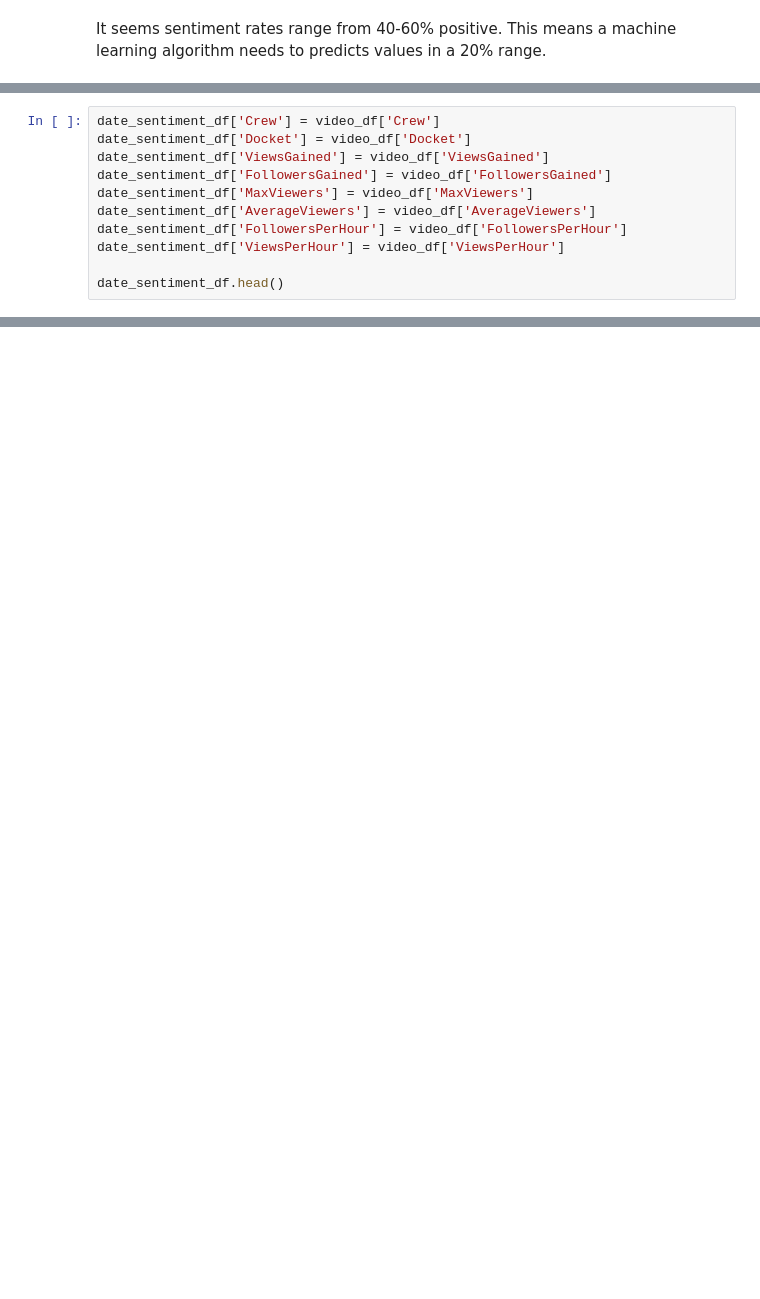
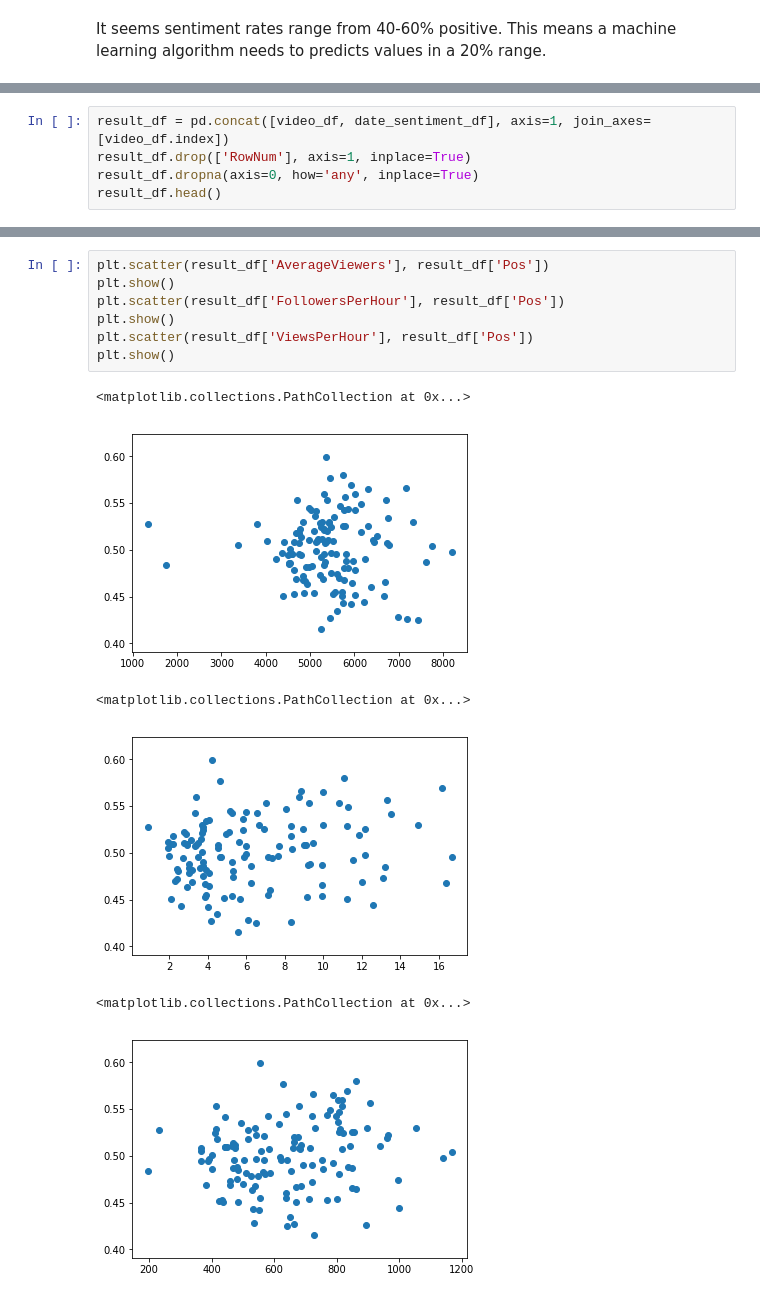
Before and after one commit to Data-Science-for-Linguists/NLSS_Project, a Jupyter notebook: NLSS_V3.ipynb, the cells around one changed output, grey strips where cells are left out. Cells and saved outputs as stored; diff of their text form; blank space fills up the shorter version.

```diff
--- a/NLSS_V3.ipynb
+++ b/NLSS_V3.ipynb
@@ -393,11 +389,0 @@ video_df[video_df.index.duplicated()]
-# %%
-date_sentiment_df['Crew'] = video_df['Crew']
-date_sentiment_df['Docket'] = video_df['Docket']
-date_sentiment_df['ViewsGained'] = video_df['ViewsGained']
-date_sentiment_df['FollowersGained'] = video_df['FollowersGained']
-date_sentiment_df['MaxViewers'] = video_df['MaxViewers']
-date_sentiment_df['AverageViewers'] = video_df['AverageViewers']
-date_sentiment_df['FollowersPerHour'] = video_df['FollowersPerHour']
-date_sentiment_df['ViewsPerHour'] = video_df['ViewsPerHour']
-
-date_sentiment_df.head()
@@ -405,0 +390,5 @@ ValueError: cannot reindex from a duplicate axis
+# %%
+result_df = pd.concat([video_df, date_sentiment_df], axis=1, join_axes=[video_df.index])
+result_df.drop(['RowNum'], axis=1, inplace=True)
+result_df.dropna(axis=0, how='any', inplace=True)
+result_df.head()
@@ -406,2 +414,16 @@ ValueError: cannot reindex from a duplicate axis
+# %%
+plt.scatter(result_df['AverageViewers'], result_df['Pos'])
+plt.show()
+plt.scatter(result_df['FollowersPerHour'], result_df['Pos'])
+plt.show()
+plt.scatter(result_df['ViewsPerHour'], result_df['Pos'])
+plt.show()
+# %% [output]
+<matplotlib.collections.PathCollection at 0x...>
+[figure, added]
+<matplotlib.collections.PathCollection at 0x...>
+[figure, added]
+<matplotlib.collections.PathCollection at 0x...>
+[figure, added]
 # %%
 #Features
```
Also changed, not shown: parts of 22 cells of this notebook, 5 other files.
